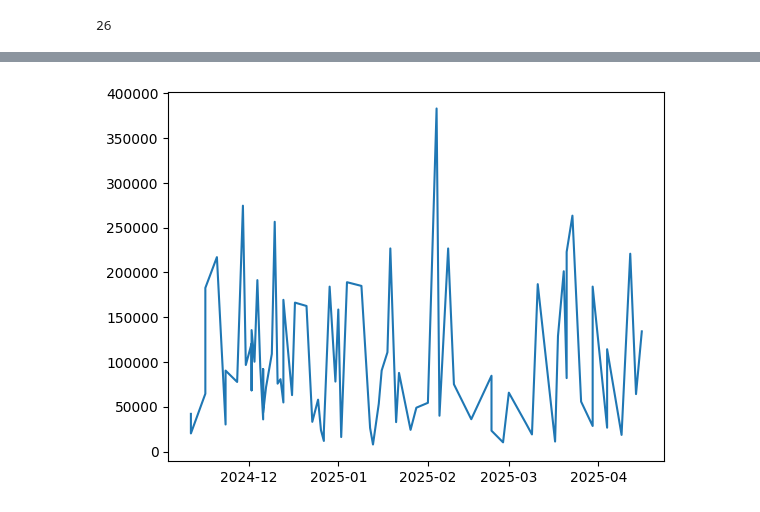
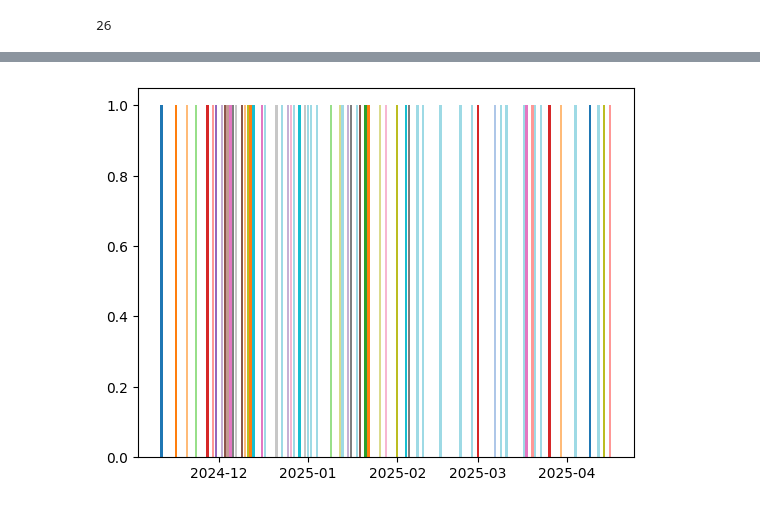
Before and after one commit to BertecM/Explore-proy, a Jupyter notebook: Exploracion.ipynb, the cells around one changed output, grey strips where cells are left out. Cells and saved outputs as stored; diff of their text form; code cells hidden in the pictures.

```diff
--- a/Exploracion.ipynb
+++ b/Exploracion.ipynb
@@ -25,3 +25,13 @@ otra
 len(list(otra["UNIDAD ESP."].unique()))
 # %% [output]
 26
+# %%
+departamentos = list(otra["UNIDAD ESP."].unique())
+
+for i in departamentos:
+    coso = list(otra.loc[otra["UNIDAD ESP."] == i, 'GASTO'])
+    fechas = list(otra.loc[otra["UNIDAD ESP."] == i, "FECHA"])
+    plt.bar(fechas,coso)
+    print(coso)
+plt.legend()
+plt.show()
@@ -30,8 +59,9 @@ fig, axes = plt.subplots(4, 7, figsize=(12, 6))  # Crear figura con subgráficos
 departamentos = list(otra["UNIDAD ESP."].unique())
 
 for ax, i in zip(axes.flat, departamentos):
-    coso = otra["UNIDAD ESP."] == i
-    ax.plot(otra["FECHA"], coso)
+    #otra.loc[otra["UNIDAD ESP."] == i, 'GASTO']
+    coso = otra.loc[otra["UNIDAD ESP."] == i, 'GASTO']
+    ax.plot(otra["FECHA"], coso,label=)
     ax.set_title(i)  # Opcional: título con el nombre del departamento
 
 plt.tight_layout()  # Ajusta los gráficos para evitar superposición
@@ -41,6 +72,12 @@ plt.show()
 # %%
-fig, ax=plt.subplots()
-ax.plot(otra["FECHA"],otra["GASTO"])
+
+#plt.plot(otra["FECHA"],otra["GASTO"],label="Gastos",color="blue")
+colores = [plt.get_cmap('tab20')(i) for i in range(26)]
+it=0
+for i in departamentos:
+    coso = otra["UNIDAD ESP."] == i
+    plt.bar(otra["FECHA"],coso,color=colores[it])
+    it=it+1
 plt.show()
 # %% [output]
-[figure, old version]
+[figure, new version]
```
Also changed, not shown: parts of 2 cells of this notebook.
